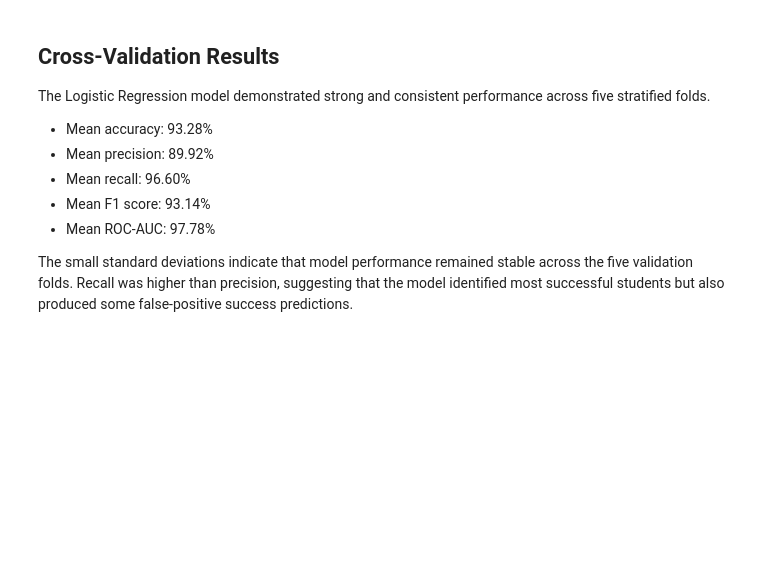
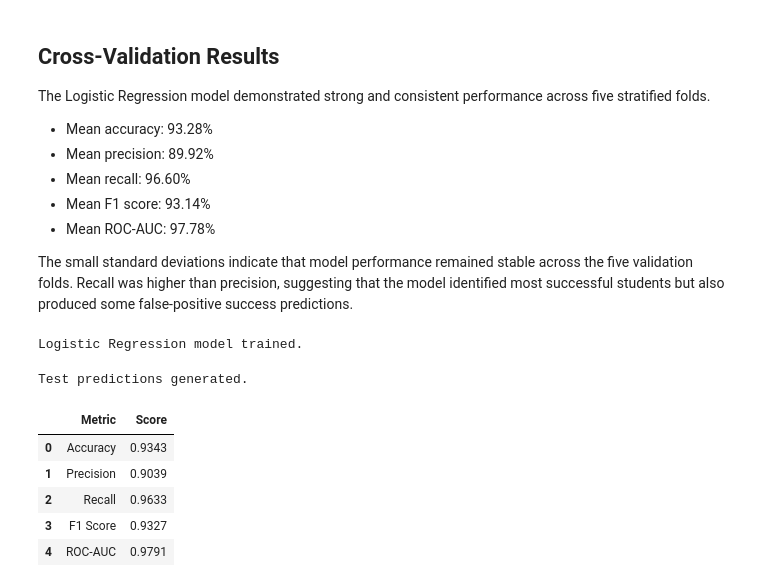
Before and after one commit to maverick8675309/seaid-framework, a Jupyter notebook: Notebooks/03_logistic_regression.ipynb, the cells around one changed output. Cells and saved outputs as stored; diff of their text form; code cells hidden in the pictures; blank space fills up the shorter version.

```diff
--- a/Notebooks/03_logistic_regression.ipynb
+++ b/Notebooks/03_logistic_regression.ipynb
@@ -332,3 +332,73 @@ The Logistic Regression model demonstrated strong and consistent performance acr
 - Mean ROC-AUC: 97.78%
 
 The small standard deviations indicate that model performance remained stable across the five validation folds. Recall was higher than precision, suggesting that the model identified most successful students but also produced some false-positive success predictions.
+# %%
+logistic_pipeline.fit(
+    X_train,
+    y_train
+)
+
+print("Logistic Regression model trained.")
+# %% [output]
+Logistic Regression model trained.
+# %%
+y_pred = logistic_pipeline.predict(
+    X_test
+)
+
+y_probability = logistic_pipeline.predict_proba(
+    X_test
+)[:, 1]
+
+print("Test predictions generated.")
+# %% [output]
+Test predictions generated.
+# %%
+test_metrics = pd.DataFrame({
+    "Metric": [
+        "Accuracy",
+        "Precision",
+        "Recall",
+        "F1 Score",
+        "ROC-AUC"
+    ],
+    "Score": [
+        accuracy_score(
+            y_test,
+            y_pred
+        ),
+        precision_score(
+            y_test,
+            y_pred,
+            zero_division=0
+        ),
+        recall_score(
+            y_test,
+            y_pred,
+            zero_division=0
+        ),
+        f1_score(
+            y_test,
+            y_pred,
+            zero_division=0
+        ),
+        roc_auc_score(
+            y_test,
+            y_probability
+        )
+    ]
+})
+
+test_metrics["Score"] = (
+    test_metrics["Score"]
+    .round(4)
+)
+
+test_metrics
+# %% [output]
+|  | Metric | Score |
+| 0 | Accuracy | 0.9343 |
+| 1 | Precision | 0.9039 |
+| 2 | Recall | 0.9633 |
+| 3 | F1 Score | 0.9327 |
+| 4 | ROC-AUC | 0.9791 |
```
Also changed, not shown: parts of 2 cells of this notebook.
